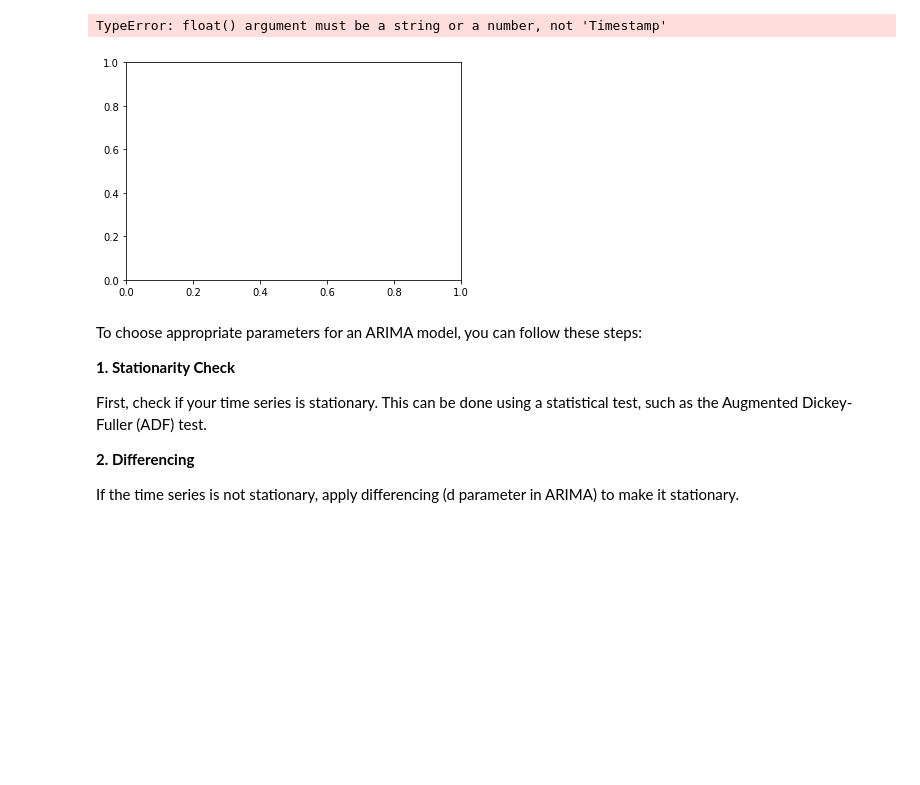
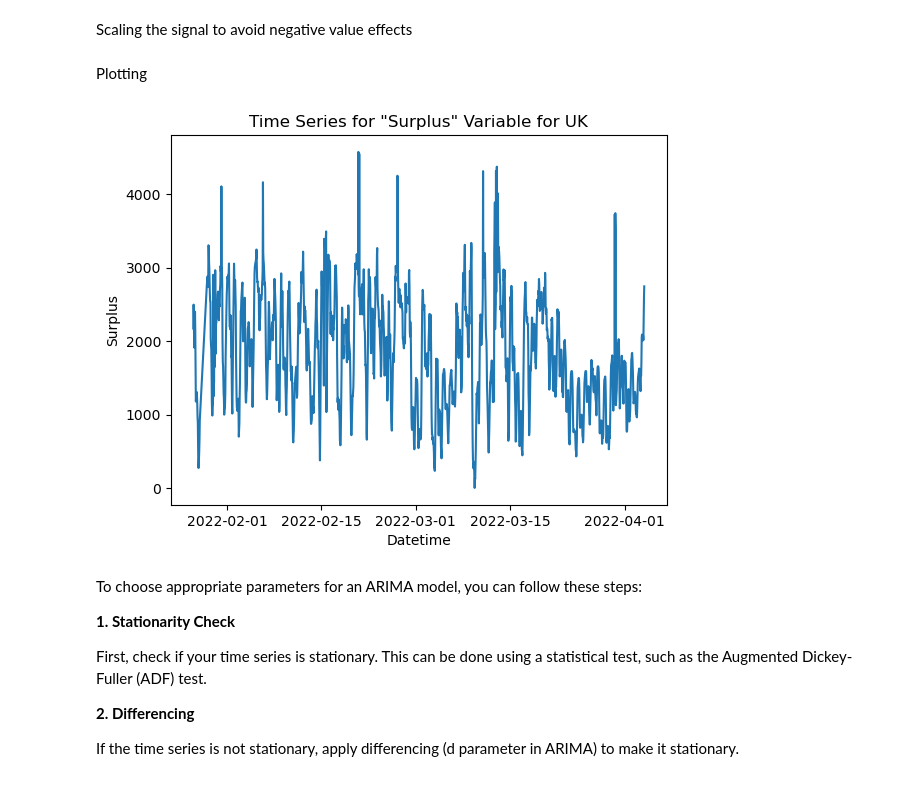
Before and after one commit to JuanNeuenschwandesBTS/MachineDreamerHackatom, a Jupyter notebook: 3_EDA/EDA_UK.ipynb, the cells around one changed output. Saved outputs shown, nothing was run; the diff lists cells and outputs as text; code cells hidden in the pictures; blank space fills up the shorter version.

```diff
--- a/3_EDA/EDA_UK.ipynb
+++ b/3_EDA/EDA_UK.ipynb
@@ -174,2 +54,0 @@ EndTime
-# %%
-eda_df = eda_df.drop_duplicates()
@@ -202,19 +57,27 @@ memory usage: 3.1+ MB
 # %%
-arima_df = eda_df[eda_df['country_code'] == 'UK']
+united_kindom_df = eda_df[eda_df['country_code'] == 'UK']
+# %% [markdown]
+Scaling the signal to avoid negative value effects
+# %%
+eda_up_val = (united_kindom_df['surplus'].min() * -1) + 1
+# %%
+# Scaling the surplus
+united_kindom_df.loc[:, 'surplus'] = united_kindom_df['surplus'] + eda_up_val
+# %% [markdown]
+Plotting
 # %%
-# Graficar la columna 'quantity'
-plt.plot(arima_df.index, arima_df['surplus'])
+# Graficar la columna 'surplus'
+plt.plot(united_kindom_df.index, united_kindom_df['surplus'])
 
 # Añadir etiquetas y título
 plt.xlabel('Datetime')
 plt.ylabel('Surplus')
 plt.title('Time Series for "Surplus" Variable for UK')
 
 # Mostrar la leyenda si es necesario
 # plt.legend(['quantity'])
 
 # Mostrar el gráfico
 plt.show()
 # %% [output]
-TypeError: float() argument must be a string or a number, not 'Timestamp'
-[figure, old version]
+[figure, new version]
```
Also changed, not shown: parts of 31 cells of this notebook, 11 other files.
